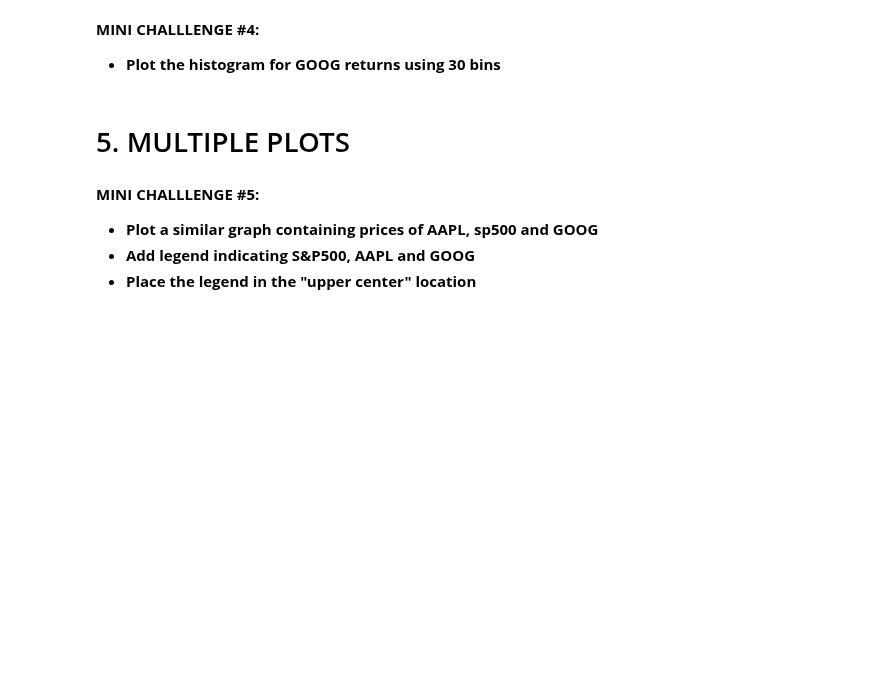
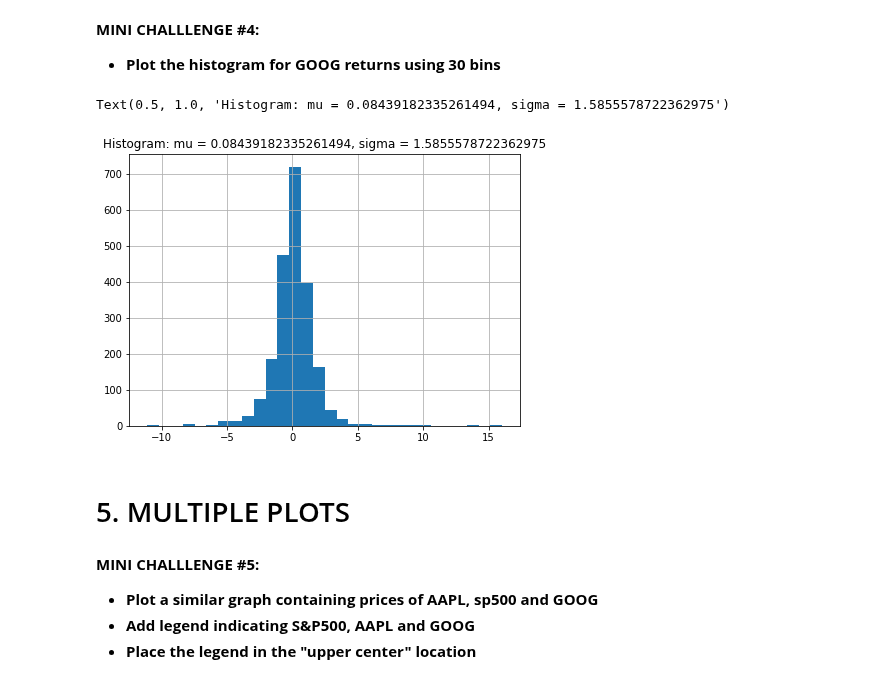
Before and after one commit to LinaSachuk/The-Complete-Python-and-Machine-Learning-for-Financial-Analysis, a Jupyter notebook: 9_Python_101_Data_Visualization_with_matplotlib.ipynb, the cells around one changed output. Saved outputs shown, nothing was run; the diff lists cells and outputs as text; code cells hidden in the pictures; blank space fills up the shorter version.

```diff
--- a/9_Python_101_Data_Visualization_with_matplotlib.ipynb
+++ b/9_Python_101_Data_Visualization_with_matplotlib.ipynb
@@ -184,6 +171,18 @@ plt.hist(daily_return_df['AAPL'], num_bins)
 # %% [markdown]
 **MINI CHALLLENGE #4:**
 - **Plot the histogram for GOOG returns using 30 bins**
+# %%
+mu = daily_return_df['GOOG'].mean()
+sigma = daily_return_df['GOOG'].std()
+num_bins = 30
+
+plt.figure(figsize=(7,5))
+plt.hist(daily_return_df['GOOG'], num_bins);
+plt.grid()
+plt.title('Histogram: mu = '+ str(mu)+ ', sigma = ' + str(sigma))
+# %% [output]
+Text(0.5, 1.0, 'Histogram: mu = 0.08439182335261494, sigma = 1.5855578722362975')
+[figure, added]
 # %% [markdown]
 # 5. MULTIPLE PLOTS
 # %% [markdown]
```
Also changed, not shown: parts of 1 cell of this notebook.
